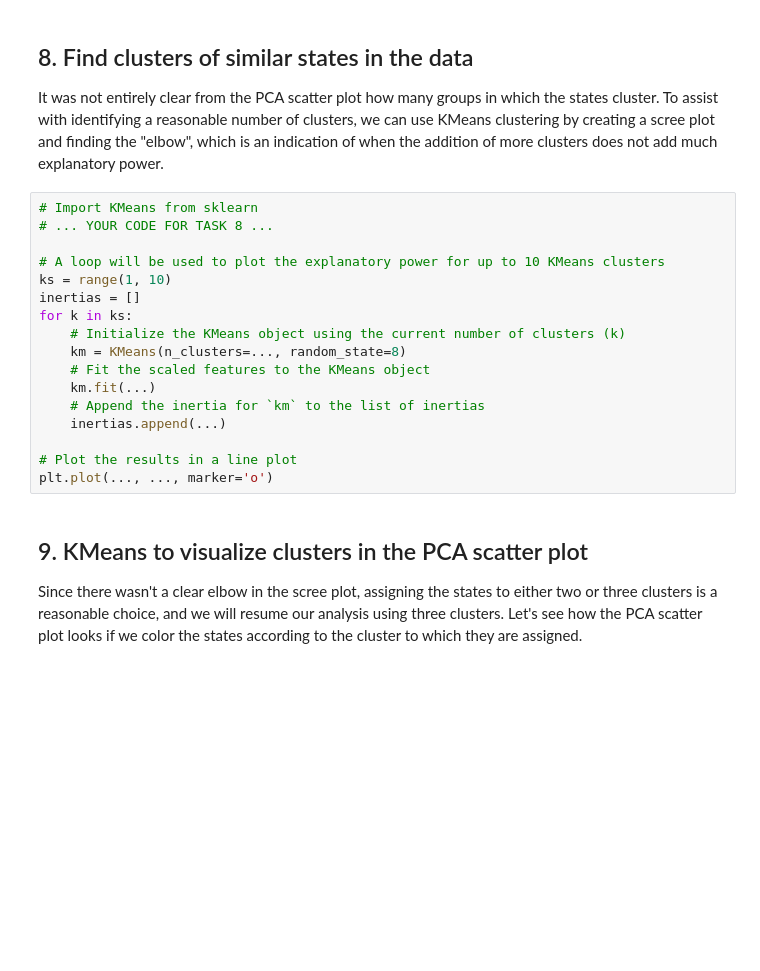
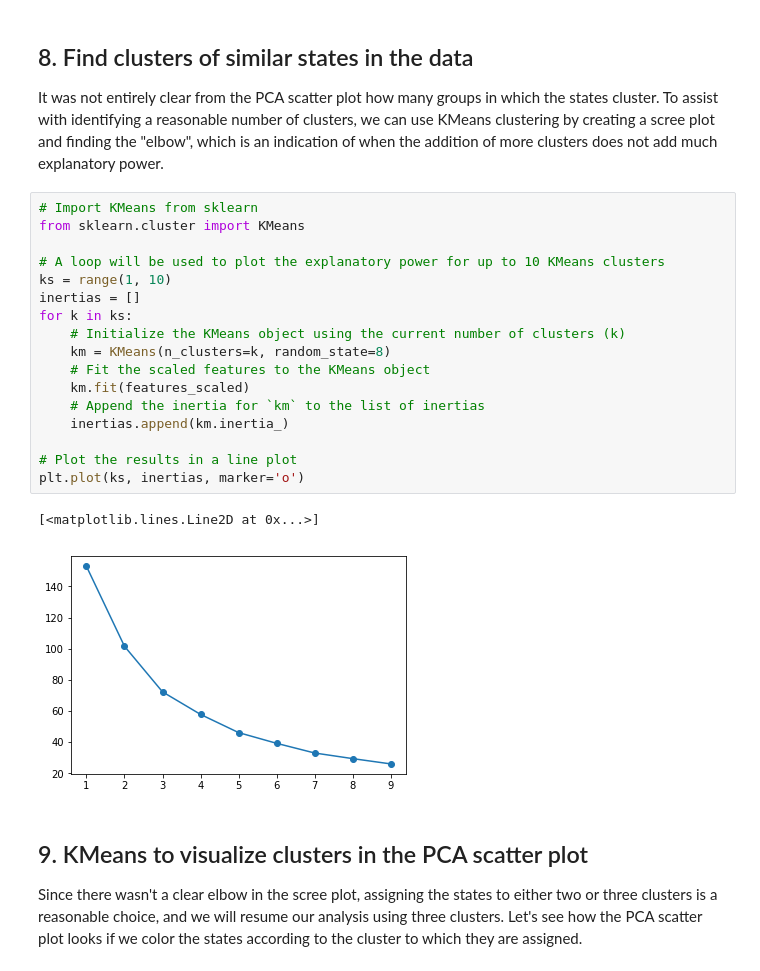
Before and after one commit to LooyeeNg/DataCampProjects, a Jupyter notebook: Reducing Traffic Mortality in the USA/notebook.ipynb, the cells around one changed output. Cells and saved outputs as stored; diff of their text form; blank space fills up the shorter version.

Commit message:
K-means clustering

```diff
--- a/Reducing Traffic Mortality in the USA/notebook.ipynb
+++ b/Reducing Traffic Mortality in the USA/notebook.ipynb
@@ -225,21 +226,24 @@ TypeError: 'ellipsis' object is not subscriptable
 <p>It was not entirely clear from the PCA scatter plot how many groups in which the states cluster. To assist with identifying a reasonable number of clusters, we can use KMeans clustering by creating a scree plot and finding the "elbow", which is an indication of when the addition of more clusters does not add much explanatory power.</p>
 # %%
 # Import KMeans from sklearn
-# ... YOUR CODE FOR TASK 8 ...
+from sklearn.cluster import KMeans
 
 # A loop will be used to plot the explanatory power for up to 10 KMeans clusters
 ks = range(1, 10)
 inertias = []
 for k in ks:
     # Initialize the KMeans object using the current number of clusters (k)
-    km = KMeans(n_clusters=..., random_state=8)
+    km = KMeans(n_clusters=k, random_state=8)
     # Fit the scaled features to the KMeans object
-    km.fit(...)
+    km.fit(features_scaled)
     # Append the inertia for `km` to the list of inertias
-    inertias.append(...)
+    inertias.append(km.inertia_)
 
 # Plot the results in a line plot
-plt.plot(..., ..., marker='o')
+plt.plot(ks, inertias, marker='o')
+# %% [output]
+[<matplotlib.lines.Line2D at 0x...>]
+[figure, added]
 # %% [markdown]
 ## 9. KMeans to visualize clusters in the PCA scatter plot
 <p>Since there wasn't a clear elbow in the scree plot, assigning the states to either two or three clusters is a reasonable choice, and we will resume our analysis using three clusters. Let's see how the PCA scatter plot looks if we color the states according to the cluster to which they are assigned.</p>
```
Also changed, not shown: parts of 5 cells of this notebook.
